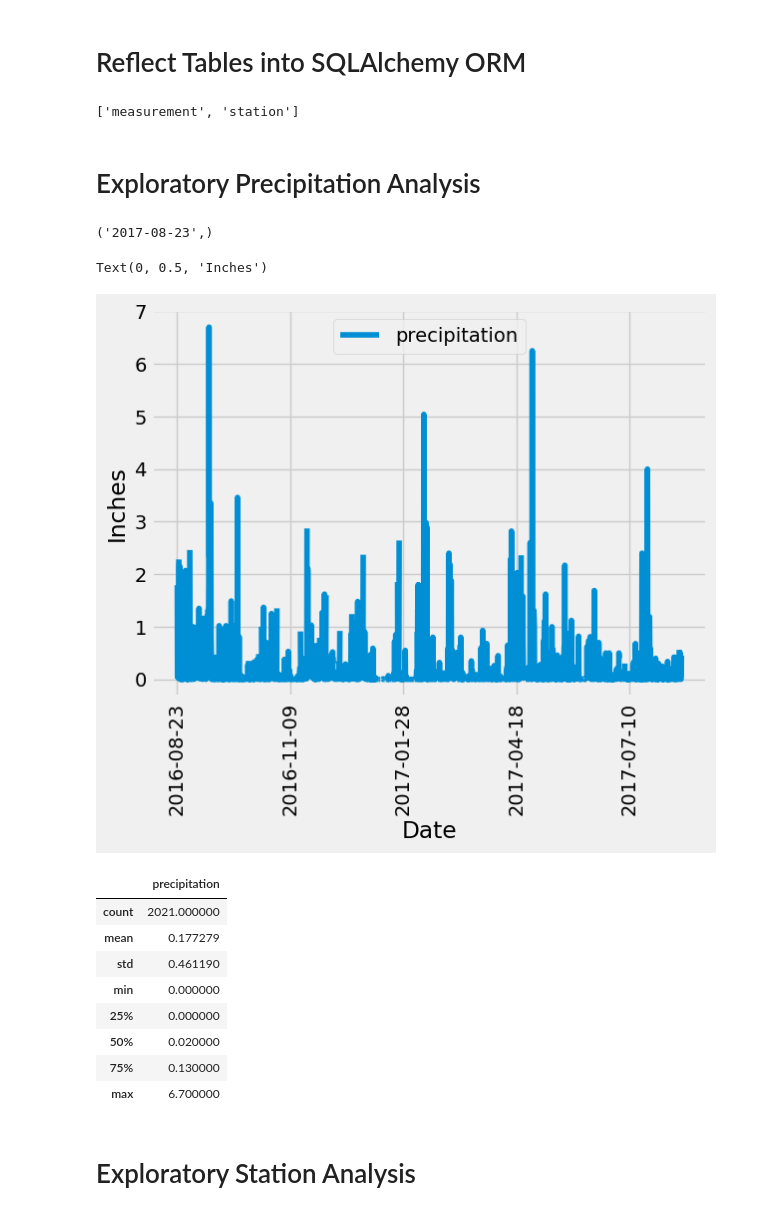
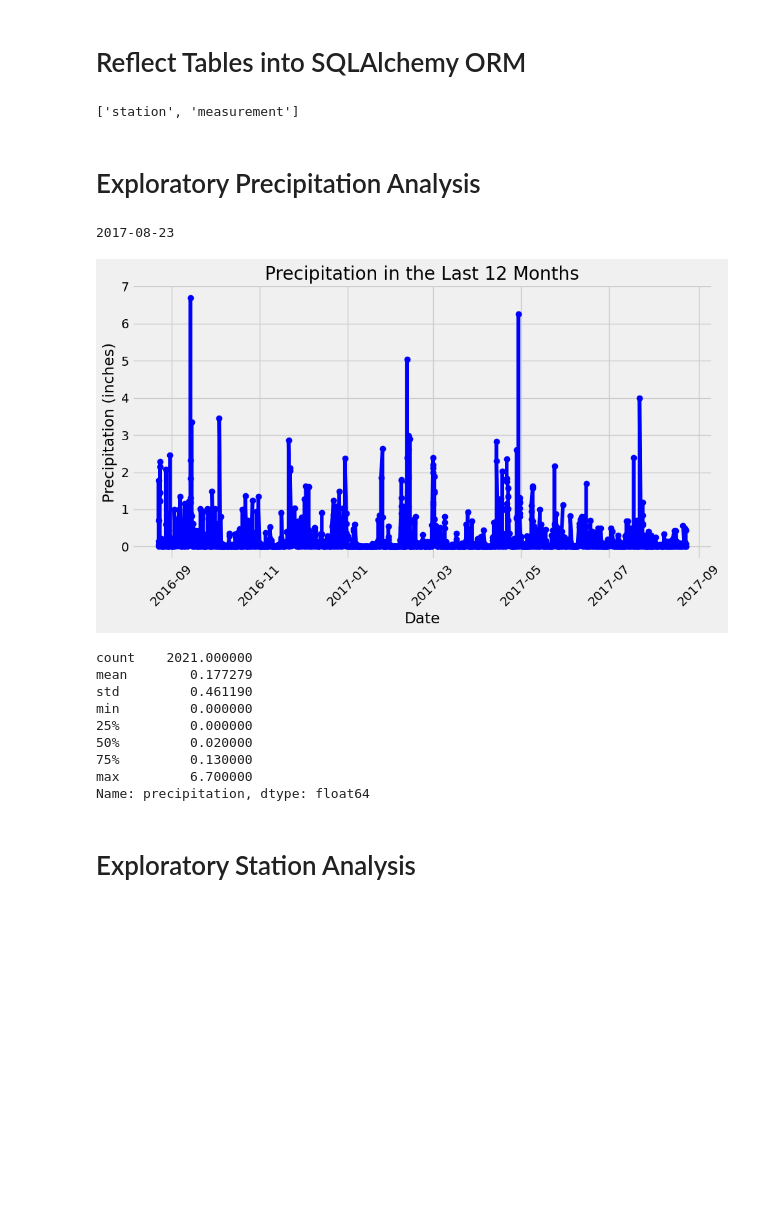
Before and after one commit to realmattimatt/sqlalchemy-challenge, a Jupyter notebook: SurfsUp/climate_starter.ipynb, the cells around one changed output. Drawn from its saved outputs; the diff is of its cells as text; code cells hidden in the pictures; blank space fills up the shorter version.

```diff
--- a/SurfsUp/climate_starter.ipynb
+++ b/SurfsUp/climate_starter.ipynb
@@ -20,54 +20,73 @@ from sqlalchemy import create_engine, func
 engine = create_engine("sqlite:///Resources/hawaii.sqlite")
 # %%
 # reflect an existing database into a new model
-
+Base = automap_base()
 # reflect the tables
+Base.prepare(engine, reflect=True)
 # %%
 # View all of the classes that automap found
+Base.classes.keys()
 # %% [output]
-['measurement', 'station']
+['station', 'measurement']
 # %%
 # Save references to each table
+Measurement = Base.classes.measurement
+Station = Base.classes.station
 # %%
 # Create our session (link) from Python to the DB
+session = Session(engine)
+results = session.query(Measurement).all()
+stations = session.query(Station).all()
 # %% [markdown]
 # Exploratory Precipitation Analysis
 # %%
 # Find the most recent date in the data set.
+most_recent_day = session.query(func.max(Measurement.date)).scalar()
+print(most_recent_day)
 # %% [output]
-('2017-08-23',)
+2017-08-23
 # %%
 # Design a query to retrieve the last 12 months of precipitation data and plot the results.
 # Starting from the most recent data point in the database.
+most_recent_date = pd.to_datetime(most_recent_date)
+# Calculate the date one year from the last date in data set.
+twelve_month_prior = most_recent_date - dt.timedelta(days=365)
 
-# Calculate the date one year from the last date in data set.
-
-
+twelve_month_prior_str = twelve_month_prior.strftime('%Y-%m-%d')
 # Perform a query to retrieve the data and precipitation scores
-
-
+results = session.query(Measurement.date, Measurement.prcp).filter(Measurement.date >= twelve_month_prior_str).order_by(Measurement.date).all()
 # Save the query results as a Pandas DataFrame. Explicitly set the column names
-
+precip_data = pd.DataFrame(results, columns=['date', 'precipitation'])
 
 # Sort the dataframe by date
-
+precip_data['date'] = pd.to_datetime(precip_data['date'])  # Ensure the date is in datetime format
+precip_data = precip_data.sort_values('date')
 
 # Use Pandas Plotting with Matplotlib to plot the data
+plt.figure(figsize=(10, 6))
+plt.plot(precip_data['date'], precip_data['precipitation'], marker='o', linestyle='-', color='b')
+plt.title('Precipitation in the Last 12 Months')
+plt.xlabel('Date')
+plt.ylabel('Precipitation (inches)')
+plt.xticks(rotation=45)
+plt.tight_layout()
+plt.show()
 # %% [output]
-Text(0, 0.5, 'Inches')
-[figure, old version]
+[figure, new version]
 # %%
 # Use Pandas to calculate the summary statistics for the precipitation data
+summary_stats = precip_data['precipitation'].describe()
+print(summary_stats)
 # %% [output]
-|  | precipitation |
-| count | 2021.000000 |
-| mean | 0.177279 |
-| std | 0.461190 |
-| min | 0.000000 |
-| 25% | 0.000000 |
-| 50% | 0.020000 |
-| 75% | 0.130000 |
-| max | 6.700000 |
+count    2021.000000
+mean        0.177279
+std         0.461190
+min         0.000000
+25%         0.000000
+50%         0.020000
+75%         0.130000
+max         6.700000
+Name: precipitation, dtype: float64
 # %% [markdown]
 # Exploratory Station Analysis
 # %%
```
Also changed, not shown: parts of 5 cells of this notebook, 1 other file.
